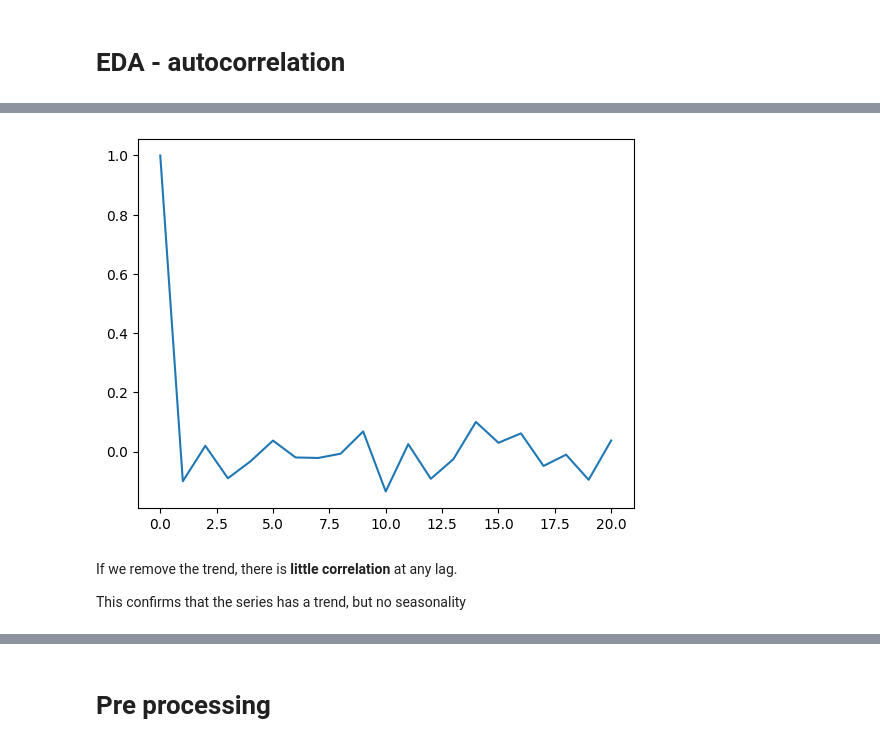
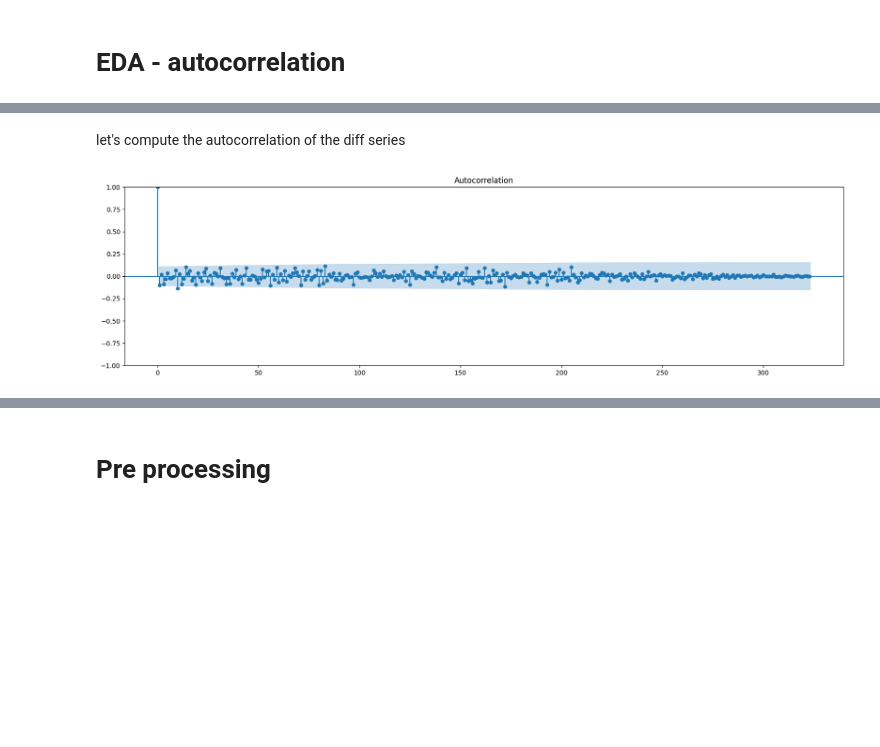
Before and after one commit to Ilvecho/Value-Investor, a Jupyter notebook: Project_5.ipynb, the cells around one changed output, grey strips where cells are left out. Drawn from its saved outputs; the diff is of its cells as text; code cells hidden in the pictures; blank space fills up the shorter version.

```diff
--- a/Project_5.ipynb
+++ b/Project_5.ipynb
@@ -119,11 +128,8 @@ plt.show()
-# %%
-diff_ac = sm.tsa.acf(exp_data_diff, nlags=20)
-
-plt.plot(diff_ac)
-plt.show()
-# %% [output]
-[figure, removed]
-# %% [markdown]
-If we remove the trend, there is **little correlation** at any lag.
-
-This confirms that the series has a trend, but no seasonality
+# %% [markdown]
+let's compute the autocorrelation of the diff series
+# %%
+plt.figure(figsize=(20, 5))
+sm.graphics.tsa.plot_acf(diff_exp_data, lags=len(diff_exp_data)-1, ax=plt.gca())
+plt.show()
+# %% [output]
+[figure, added]
```
Also changed, not shown: parts of 32 cells of this notebook.
